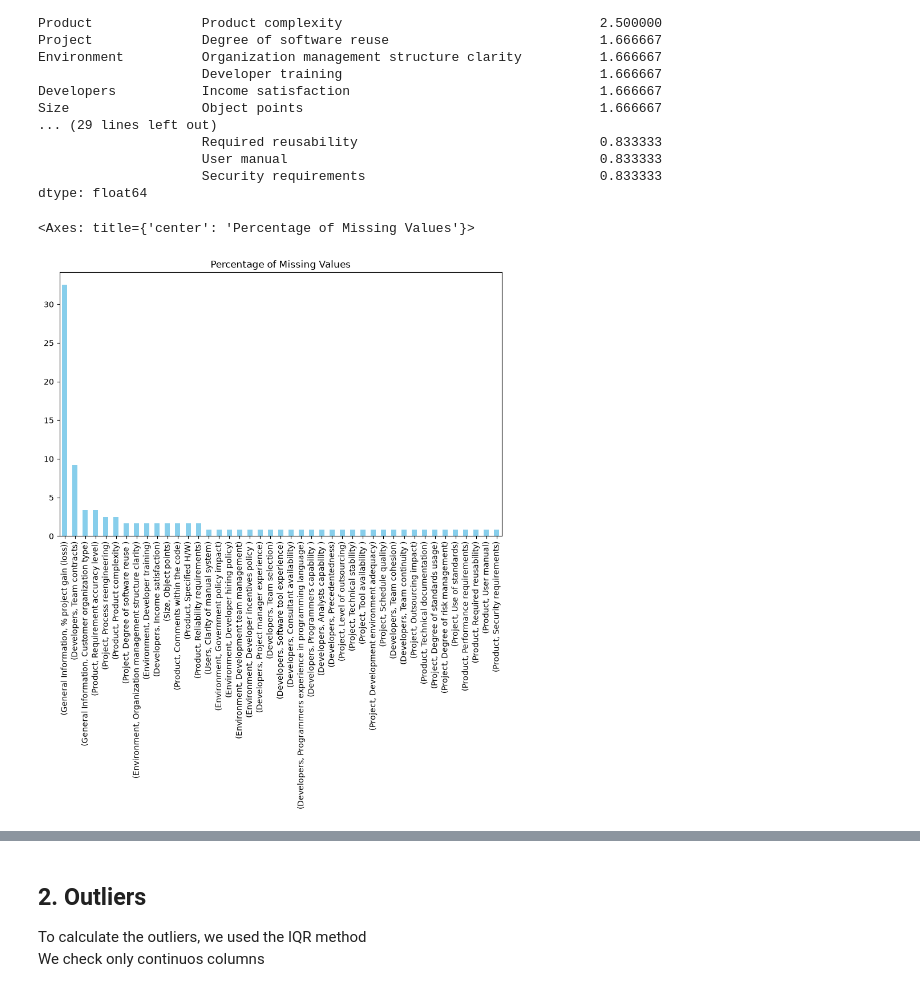
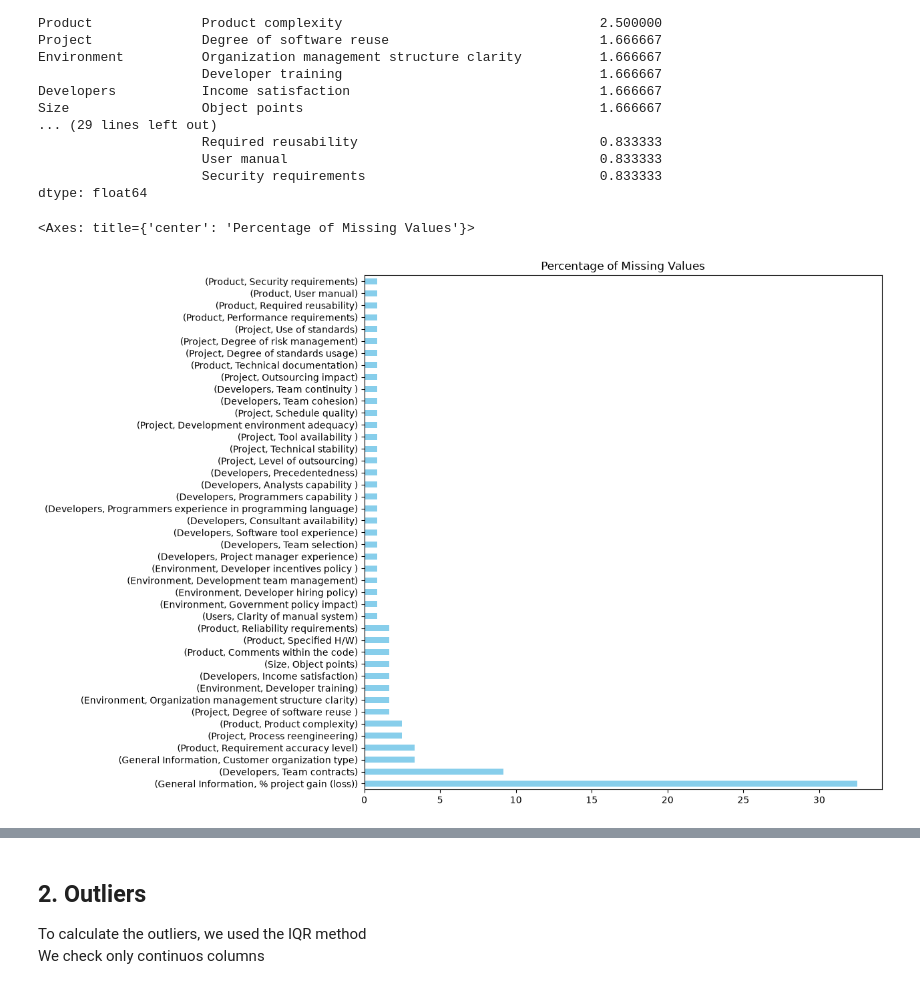
Before and after one commit to Serenity749/xai-software-effort-estimation, a Jupyter notebook: notebooks/01_data_exploration.ipynb, the cells around one changed output, grey strips where cells are left out. Saved outputs shown, nothing was run; the diff lists cells and outputs as text; code cells hidden in the pictures.

```diff
--- a/notebooks/01_data_exploration.ipynb
+++ b/notebooks/01_data_exploration.ipynb
@@ -174,7 +174,7 @@ Size                 Object points                                      1.666667
                      Security requirements                              0.833333
 dtype: float64
 # %%
-missing_percent[missing_percent > 0].sort_values(ascending=False).plot(kind='bar', color='skyblue', title='Percentage of Missing Values', figsize=(10, 6))
+missing_percent[missing_percent > 0].sort_values(ascending=False).plot(kind='barh', color='skyblue', title='Percentage of Missing Values', figsize=(10, 10))
 # %% [output]
 <Axes: title={'center': 'Percentage of Missing Values'}>
-[figure, old version]
+[figure, new version]
```
Also changed, not shown: parts of 25 cells of this notebook, 7 other files.
